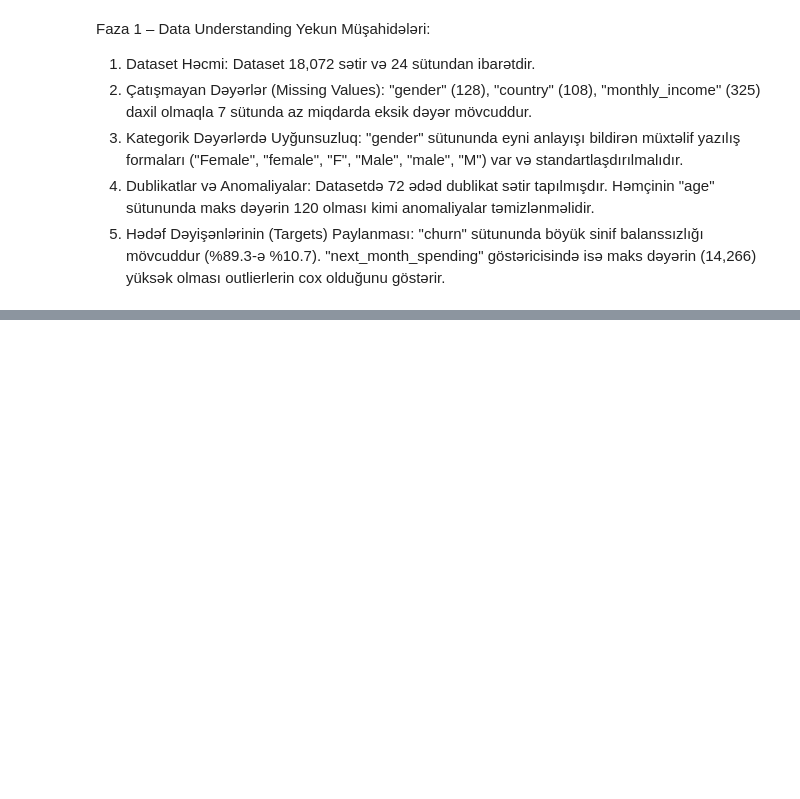
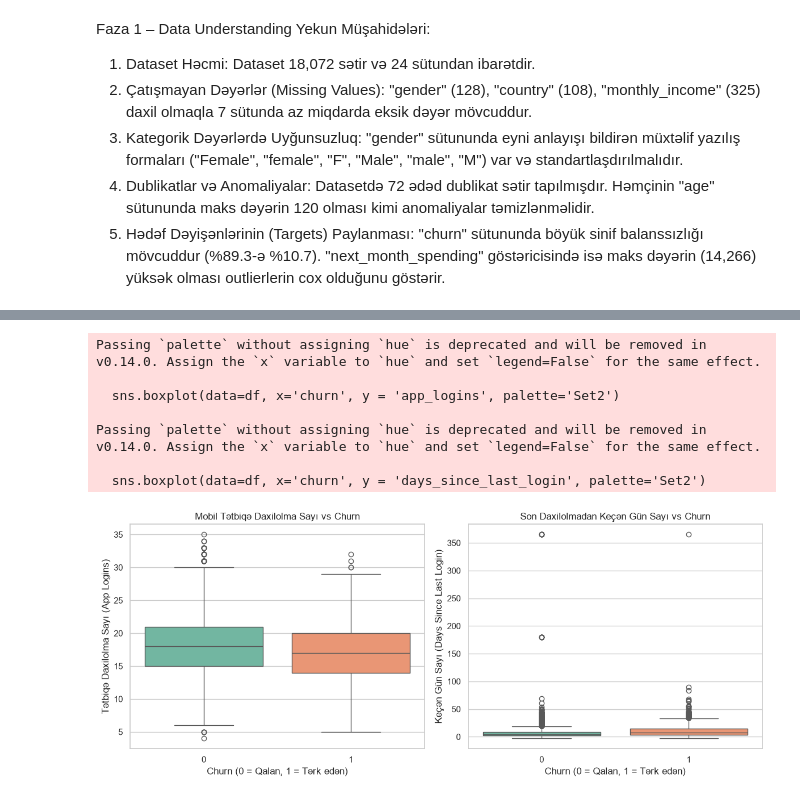
Before and after one commit to ShaDow101H/finpay-ml-capstone, a Jupyter notebook: notebooks/01_finpay_analysis.ipynb, the cells around one changed output, grey strips where cells are left out. Drawn from its saved outputs; the diff is of its cells as text; code cells hidden in the pictures; blank space fills up the shorter version.

```diff
--- a/notebooks/01_finpay_analysis.ipynb
+++ b/notebooks/01_finpay_analysis.ipynb
@@ -157,0 +188,25 @@ Faza 1 – Data Understanding Yekun Müşahidələri:
+# %%
+plt.figure(figsize = (12, 5))
+plt.subplot(1, 2, 1)
+sns.boxplot(data=df, x='churn', y = 'app_logins', palette='Set2')
+plt.title('Mobil Tətbiqə Daxilolma Sayı vs Churn')
+plt.xlabel('Churn (0 = Qalan, 1 = Tərk edən)')
+plt.ylabel('Tətbiqə Daxilolma Sayı (App Logins)')
+
+plt.subplot(1, 2, 2)
+sns.boxplot(data=df, x='churn', y = 'days_since_last_login', palette='Set2')
+plt.title('Son Daxilolmadan Keçən Gün Sayı vs Churn')
+plt.xlabel('Churn (0 = Qalan, 1 = Tərk edən)')
+plt.ylabel('Keçən Gün Sayı (Days Since Last Login)')
+
+plt.tight_layout()
+plt.show()
+# %% [output]
+Passing `palette` without assigning `hue` is deprecated and will be removed in v0.14.0. Assign the `x` variable to `hue` and set `legend=False` for the same effect.
+
+  sns.boxplot(data=df, x='churn', y = 'app_logins', palette='Set2')
+
+Passing `palette` without assigning `hue` is deprecated and will be removed in v0.14.0. Assign the `x` variable to `hue` and set `legend=False` for the same effect.
+
+  sns.boxplot(data=df, x='churn', y = 'days_since_last_login', palette='Set2')
+[figure, added]
```
Also changed, not shown: parts of 10 cells of this notebook.
